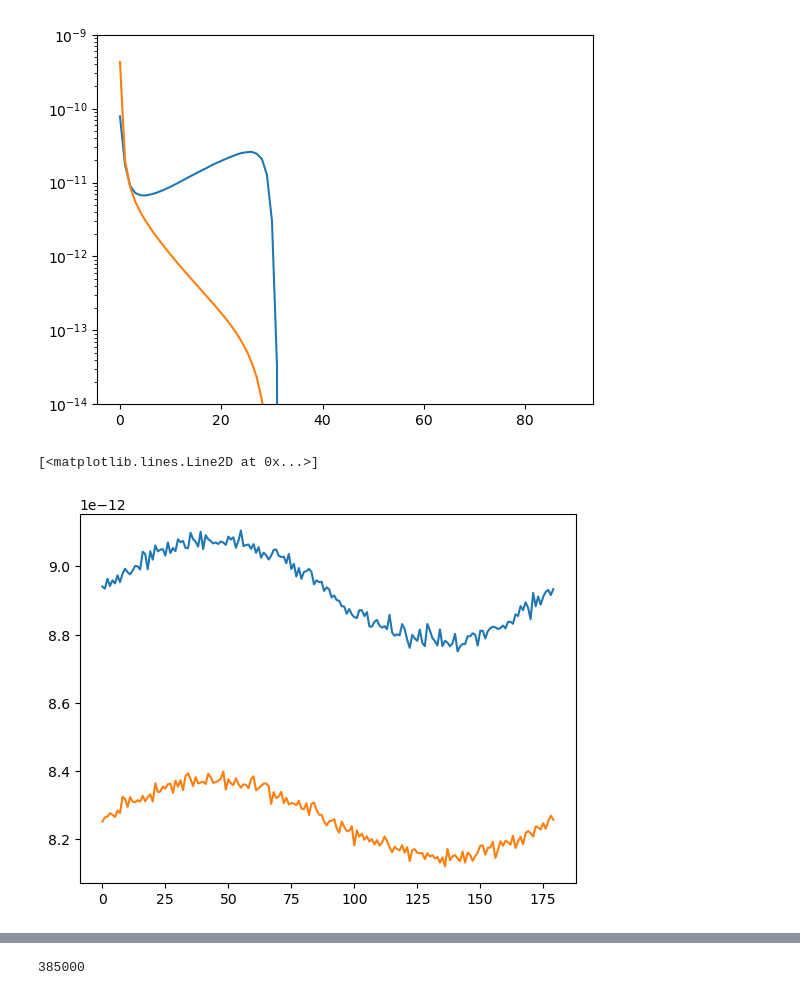
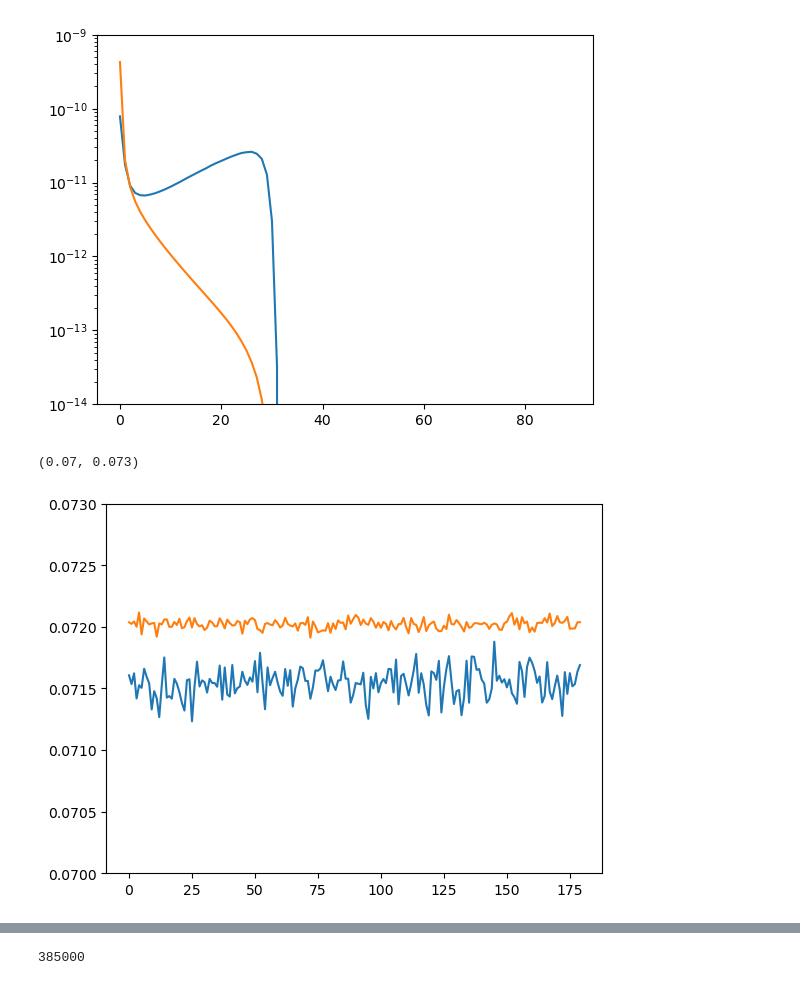
Before and after one commit to yenhsunlin/SNnuBDM2, a Jupyter notebook: src/example.ipynb, the cells around one changed output, grey strips where cells are left out. Cells and saved outputs as stored; diff of their text form; code cells hidden in the pictures.

```diff
--- a/src/example.ipynb
+++ b/src/example.ipynb
@@ -267,5 +267,8 @@ Controller stopped: {'exit_code': 0, 'pid': 23690, 'identifier': 'ipcontroller-1
 # %%
-event4 = np.load(f'../data/BDM_events/bdmLegacyEventAtAngle_mx1_Rstar8.5_beta0pi.npy')
+event1 = np.load(f'../data/BDM_events/bdmEventAtAngle_mx1_Rstar8.5_beta0pi.npy')
+event2 = np.load(f'../data/BDM_events/bdmEventAtAngle_mx1_Rstar8.5_beta0.1pi.npy')
+event3 = np.load(f'../data/BDM_events/bdmLegacyEventAtAngle_mx1_Rstar8.5_beta0pi.npy')
+event4 = np.load(f'../data/BDM_events/bdmLegacyEventAtAngle_mx1_Rstar8.5_beta0.1pi.npy')
 # %%
 normpar = colors.LogNorm()
 fig, _ = plt.subplots(figsize = (10,5))
@@ -344,9 +347,16 @@ plt.ylim(1e-14,1e-9)
 (1e-14, 1e-09)
 [figure]
 # %%
-plt.plot(np.arange(180),event1[2])
-plt.plot(np.arange(180),event2[2])
+gV=1e-3
+gD=1e-3
+eps = gV
+sigxv_fac = 1.05e10
+sigxe = 1.05e-34
+plt.plot(np.arange(180),event1[2]*7.473e33*gV**2*gD**4*eps**2)
+plt.plot(np.arange(180),event3[2]*7.473e33*sigxv_fac*sigxe)
+#plt.yscale('log')
+plt.ylim(0.07,0.073)
 # %% [output]
-[<matplotlib.lines.Line2D at 0x...>]
+(0.07, 0.073)
-[figure, old version]
+[figure, new version]
 # %%
```
Also changed, not shown: parts of 3 cells of this notebook, 7 other files.
